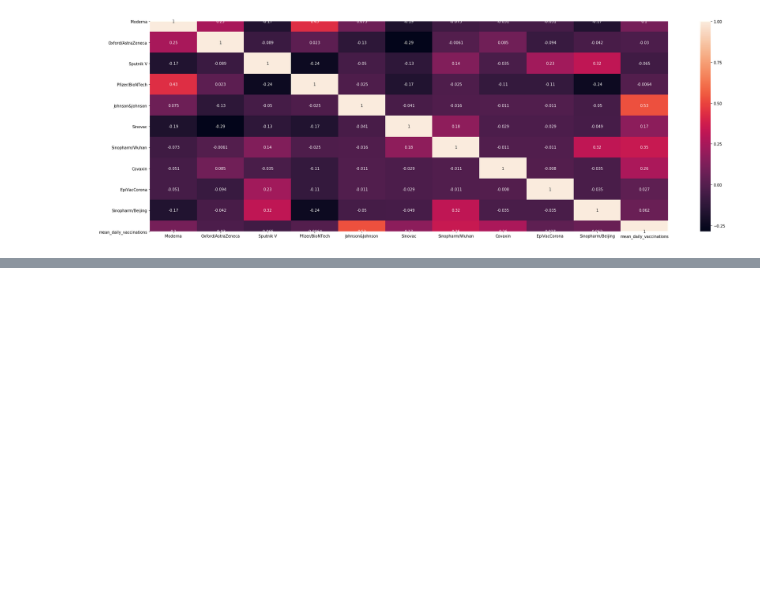
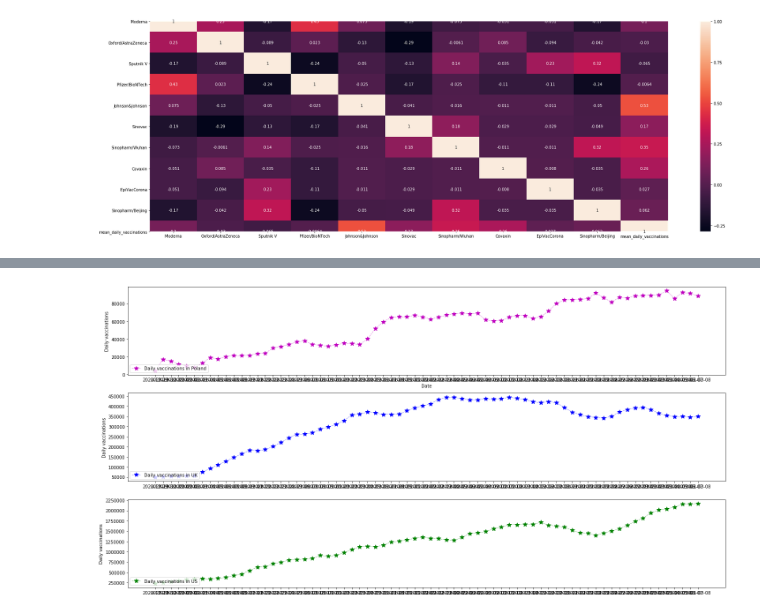
Before and after one commit to kamilaurbanczyk/covid_vaccinations_data_analysis, a Jupyter notebook: Covid vaccinations data analysis.ipynb, the cells around one changed output, grey strips where cells are left out. Cells and saved outputs as stored; diff of their text form; code cells hidden in the pictures; blank space fills up the shorter version.

```diff
--- a/Covid vaccinations data analysis.ipynb
+++ b/Covid vaccinations data analysis.ipynb
@@ -410,0 +490,22 @@ plt.show()
+# %%
+# All plots in one figure
+plt.figure(figsize=(20,10))
+plt.subplot(311) # numeracja: liczba wierszy (stała), liczba kolumn (stała), numer danego wykresu
+plt.plot(prep_pl.date, prep_pl.daily_vaccinations,"m*-.",linewidth=0.5,markersize=10, label= 'Daily vaccinations in Poland')
+plt.xlabel('Date')
+plt.ylabel('Daily vaccinations')
+plt.legend(loc="lower left")
+
+plt.subplot(312)
+plt.plot(prep_uk.date, prep_uk.daily_vaccinations,"b*-.",linewidth=0.5,markersize=10, label= 'Daily vaccinations in UK')
+plt.ylabel('Daily vaccinations')
+plt.legend(loc="lower left")
+
+plt.subplot(313)
+plt.plot(prep_us.date, prep_us.daily_vaccinations,"g*-.",linewidth=0.5,markersize=10, label= 'Daily vaccinations in US')
+plt.ylabel('Daily vaccinations')
+plt.legend(loc="lower left")
+plt.tight_layout()
+plt.show()
+# %% [output]
+[figure, added]
```
Also changed, not shown: parts of 15 cells of this notebook, 5 other files.
